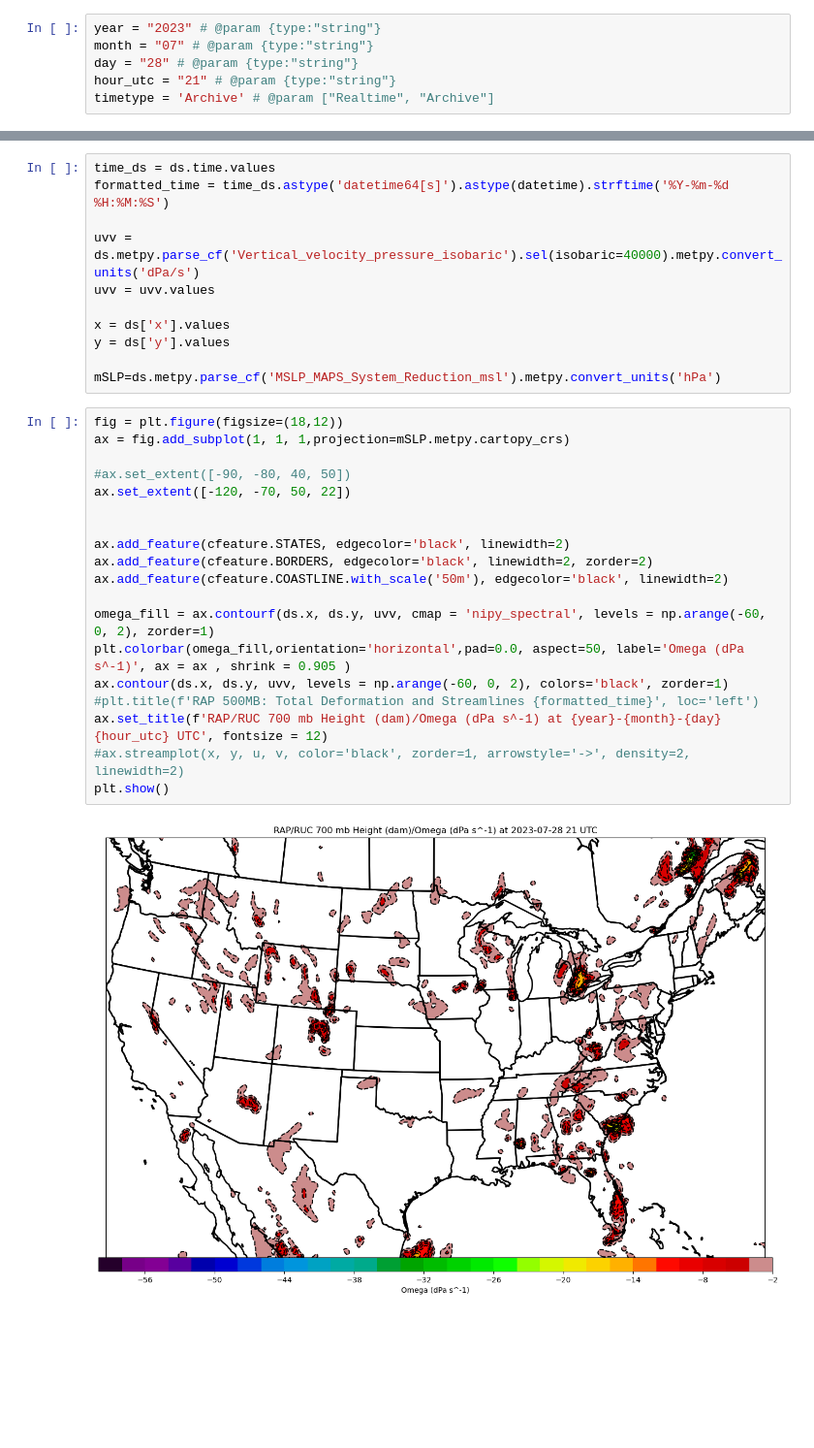
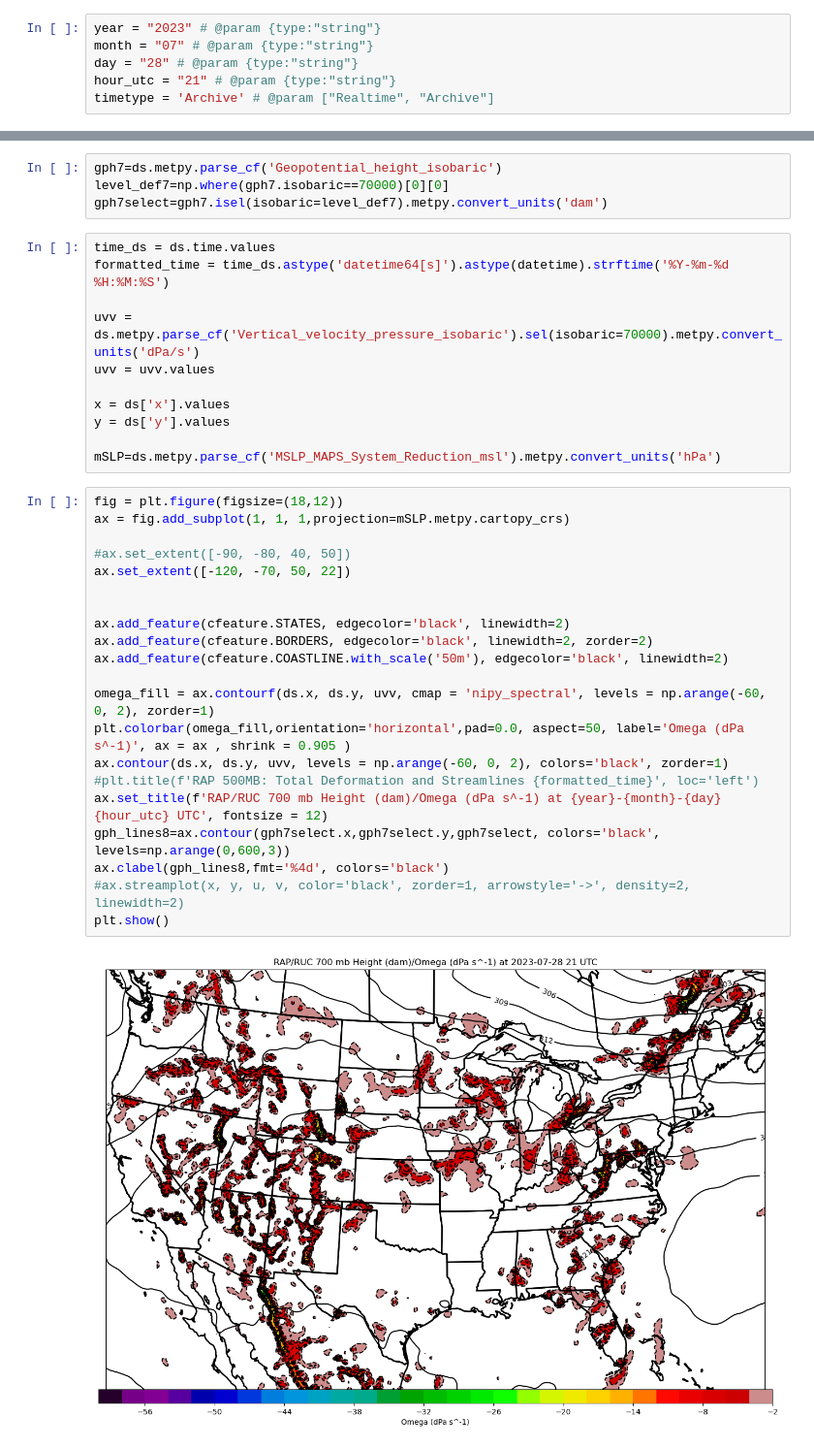
Before and after one commit to anthony-illenden/METR-4990, a Jupyter notebook: Scripts/rap.ipynb, the cells around one changed output, grey strips where cells are left out. Shown: that part at 97% size. Cells and saved outputs as stored; diff of their text form; blank space fills up the shorter version.

```diff
--- a/Scripts/rap.ipynb
+++ b/Scripts/rap.ipynb
@@ -82,8 +94,12 @@ Using NCEI 13km RAP Operational Archive
+# %%
+gph7=ds.metpy.parse_cf('Geopotential_height_isobaric')
+level_def7=np.where(gph7.isobaric==70000)[0][0]
+gph7select=gph7.isel(isobaric=level_def7).metpy.convert_units('dam')
 # %%
 time_ds = ds.time.values
 formatted_time = time_ds.astype('datetime64[s]').astype(datetime).strftime('%Y-%m-%d %H:%M:%S')
 
-uvv = ds.metpy.parse_cf('Vertical_velocity_pressure_isobaric').sel(isobaric=40000).metpy.convert_units('dPa/s')
+uvv = ds.metpy.parse_cf('Vertical_velocity_pressure_isobaric').sel(isobaric=70000).metpy.convert_units('dPa/s')
 uvv = uvv.values
 
 x = ds['x'].values
@@ -93,21 +109,23 @@ mSLP=ds.metpy.parse_cf('MSLP_MAPS_System_Reduction_msl').metpy.convert_units('hP
 # %%
 fig = plt.figure(figsize=(18,12))
 ax = fig.add_subplot(1, 1, 1,projection=mSLP.metpy.cartopy_crs)
 
 #ax.set_extent([-90, -80, 40, 50])
 ax.set_extent([-120, -70, 50, 22])
 
 
 ax.add_feature(cfeature.STATES, edgecolor='black', linewidth=2)
 ax.add_feature(cfeature.BORDERS, edgecolor='black', linewidth=2, zorder=2)
 ax.add_feature(cfeature.COASTLINE.with_scale('50m'), edgecolor='black', linewidth=2)
 
 omega_fill = ax.contourf(ds.x, ds.y, uvv, cmap = 'nipy_spectral', levels = np.arange(-60, 0, 2), zorder=1)
 plt.colorbar(omega_fill,orientation='horizontal',pad=0.0, aspect=50, label='Omega (dPa s^-1)', ax = ax , shrink = 0.905 )
 ax.contour(ds.x, ds.y, uvv, levels = np.arange(-60, 0, 2), colors='black', zorder=1)
 #plt.title(f'RAP 500MB: Total Deformation and Streamlines {formatted_time}', loc='left')
 ax.set_title(f'RAP/RUC 700 mb Height (dam)/Omega (dPa s^-1) at {year}-{month}-{day} {hour_utc} UTC', fontsize = 12)
+gph_lines8=ax.contour(gph7select.x,gph7select.y,gph7select, colors='black', levels=np.arange(0,600,3))
+ax.clabel(gph_lines8,fmt='%4d', colors='black')
 #ax.streamplot(x, y, u, v, color='black', zorder=1, arrowstyle='->', density=2, linewidth=2)
 plt.show()
 # %% [output]
-[figure, old version]
+[figure, new version]
```
Also changed, not shown: parts of 1 cell of this notebook.
